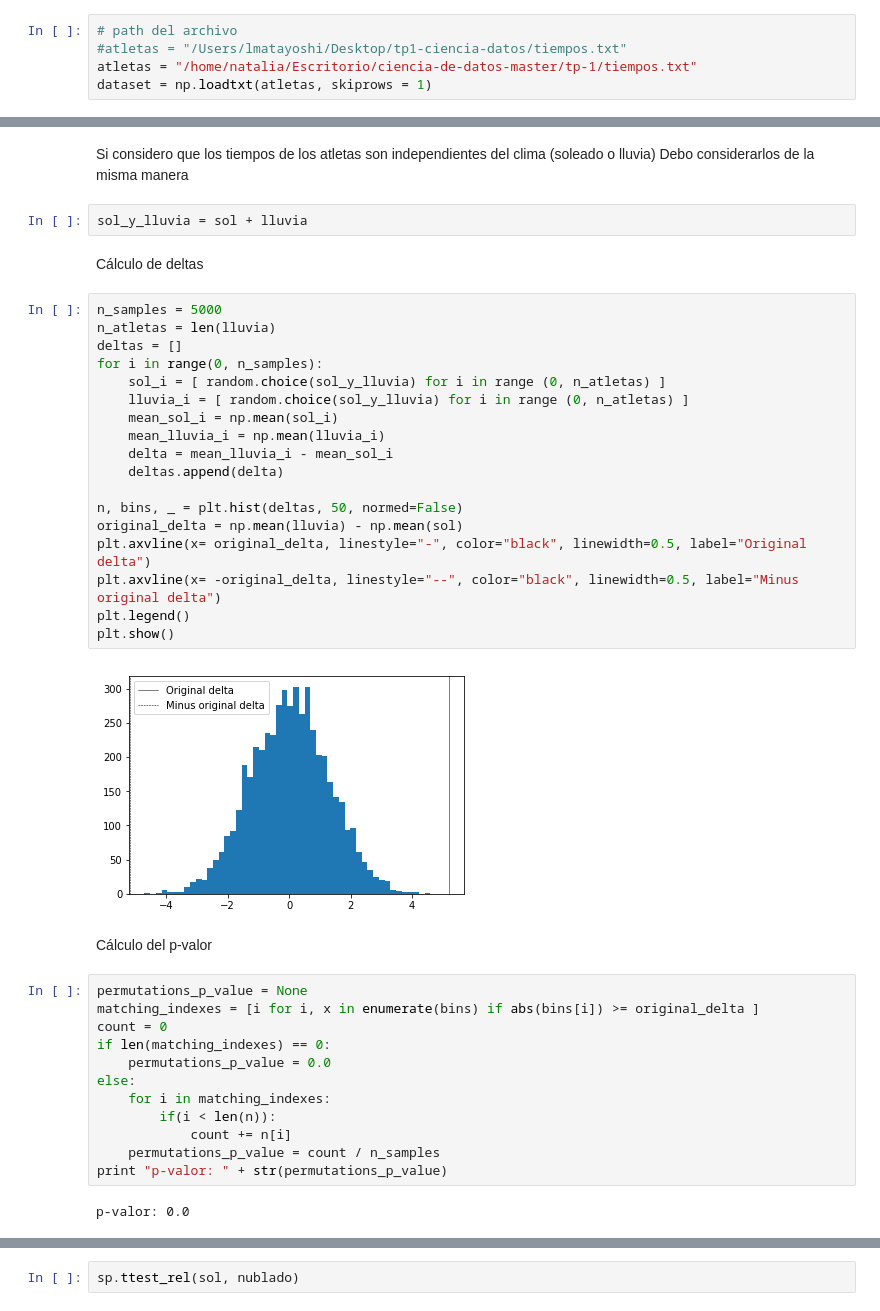
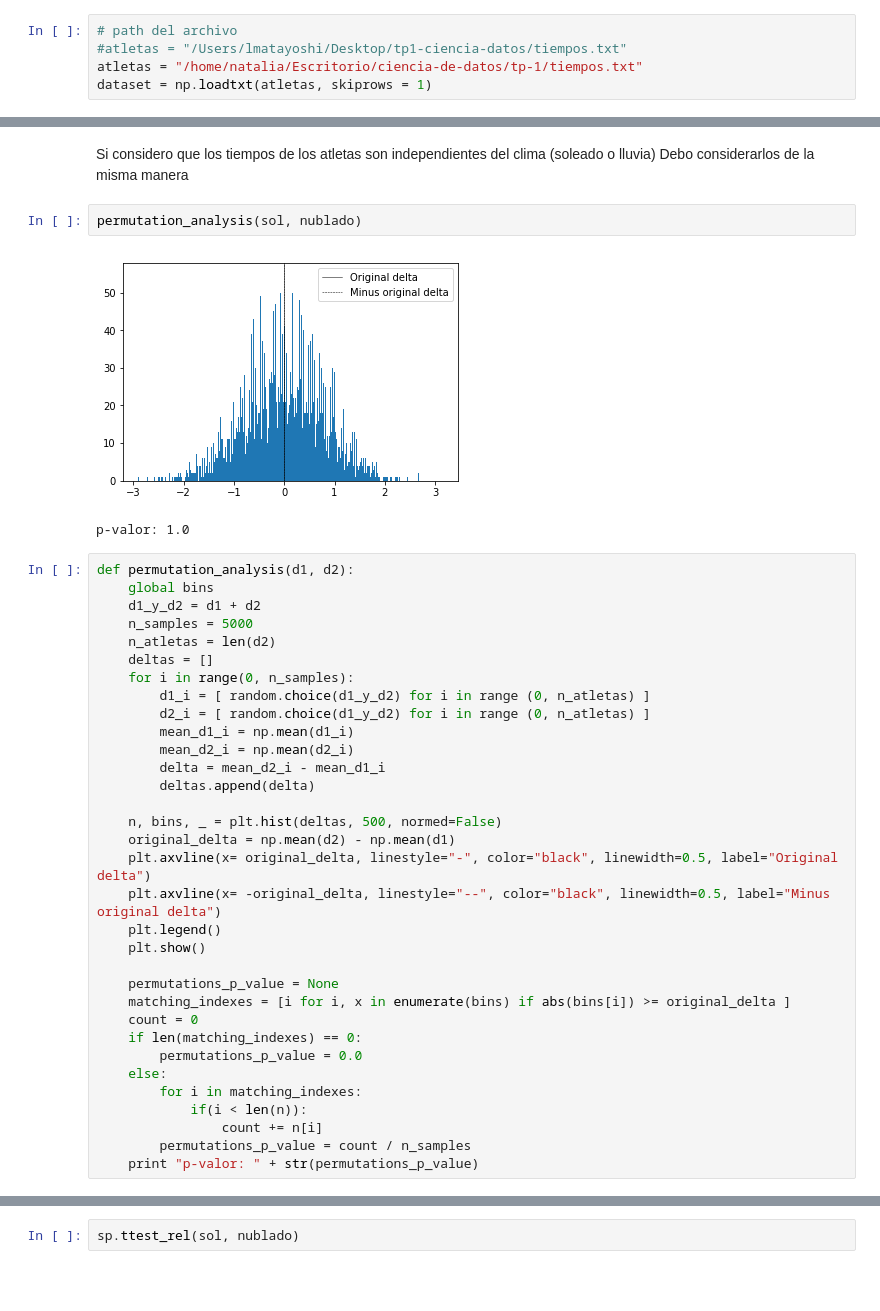
Before and after one commit to turtle-lea/ciencia-de-datos, a Jupyter notebook: tp-1/informe-tp1.ipynb, the cells around one changed output, grey strips where cells are left out. Cells and saved outputs as stored; diff of their text form; blank space fills up the shorter version.

```diff
--- a/tp-1/informe-tp1.ipynb
+++ b/tp-1/informe-tp1.ipynb
@@ -16,7 +16,7 @@ atletas = "/home/natalia/Escritorio/ciencia-de-datos-master/tp-1/tiempos.txt"
 # %%
 # path del archivo
 #atletas = "/Users/lmatayoshi/Desktop/tp1-ciencia-datos/tiempos.txt"
-atletas = "/home/natalia/Escritorio/ciencia-de-datos-master/tp-1/tiempos.txt"
+atletas = "/home/natalia/Escritorio/ciencia-de-datos/tp-1/tiempos.txt"
 dataset = np.loadtxt(atletas, skiprows = 1)
 # %% [markdown]
 <p>Separamos los datos en sol, nublado y lluvia </p>
@@ -211,44 +213,42 @@ import random
     Si considero que los tiempos de los atletas son independientes del clima (soleado o lluvia)
     Debo considerarlos de la misma manera
 </p>
-# %%
-sol_y_lluvia = sol + lluvia
-# %% [markdown]
-<p>Cálculo de deltas</p>
+# %%
+permutation_analysis(sol, nublado)
+# %% [output]
+[figure, added]
+p-valor: 1.0
 # %%
-n_samples = 5000
-n_atletas = len(lluvia)
-deltas = []
-for i in range(0, n_samples):
-    sol_i = [ random.choice(sol_y_lluvia) for i in range (0, n_atletas) ]
-    lluvia_i = [ random.choice(sol_y_lluvia) for i in range (0, n_atletas) ]
-    mean_sol_i = np.mean(sol_i)
-    mean_lluvia_i = np.mean(lluvia_i)
-    delta = mean_lluvia_i - mean_sol_i
-    deltas.append(delta)
+def permutation_analysis(d1, d2):
+    global bins
+    d1_y_d2 = d1 + d2
+    n_samples = 5000
+    n_atletas = len(d2)
+    deltas = []
+    for i in range(0, n_samples):
+        d1_i = [ random.choice(d1_y_d2) for i in range (0, n_atletas) ]
+        d2_i = [ random.choice(d1_y_d2) for i in range (0, n_atletas) ]
+        mean_d1_i = np.mean(d1_i)
+        mean_d2_i = np.mean(d2_i)
+        delta = mean_d2_i - mean_d1_i
+        deltas.append(delta)
 
-n, bins, _ = plt.hist(deltas, 50, normed=False)
-original_delta = np.mean(lluvia) - np.mean(sol)
-plt.axvline(x= original_delta, linestyle="-", color="black", linewidth=0.5, label="Original delta")
-plt.axvline(x= -original_delta, linestyle="--", color="black", linewidth=0.5, label="Minus original delta")
-plt.legend()
-plt.show()
+    n, bins, _ = plt.hist(deltas, 500, normed=False)
+    original_delta = np.mean(d2) - np.mean(d1)
+    plt.axvline(x= original_delta, linestyle="-", color="black", linewidth=0.5, label="Original delta")
+    plt.axvline(x= -original_delta, linestyle="--", color="black", linewidth=0.5, label="Minus original delta")
+    plt.legend()
+    plt.show()
+
+    permutations_p_value = None
+    matching_indexes = [i for i, x in enumerate(bins) if abs(bins[i]) >= original_delta ]
+    count = 0
+    if len(matching_indexes) == 0:
+        permutations_p_value = 0.0
+    else:
+        for i in matching_indexes:
+            if(i < len(n)):
+                count += n[i]
+        permutations_p_value = count / n_samples
+    print "p-valor: " + str(permutations_p_value)
-# %% [output]
-[figure, removed]
-# %% [markdown]
-<p>Cálculo del p-valor</p>
-# %%
-permutations_p_value = None
-matching_indexes = [i for i, x in enumerate(bins) if abs(bins[i]) >= original_delta ]
-count = 0
-if len(matching_indexes) == 0:
-    permutations_p_value = 0.0
-else:
-    for i in matching_indexes:
-        if(i < len(n)):
-            count += n[i]
-    permutations_p_value = count / n_samples
-print "p-valor: " + str(permutations_p_value)
-# %% [output]
-p-valor: 0.0
 # %% [markdown]
```
Also changed, not shown: parts of 11 cells of this notebook.
